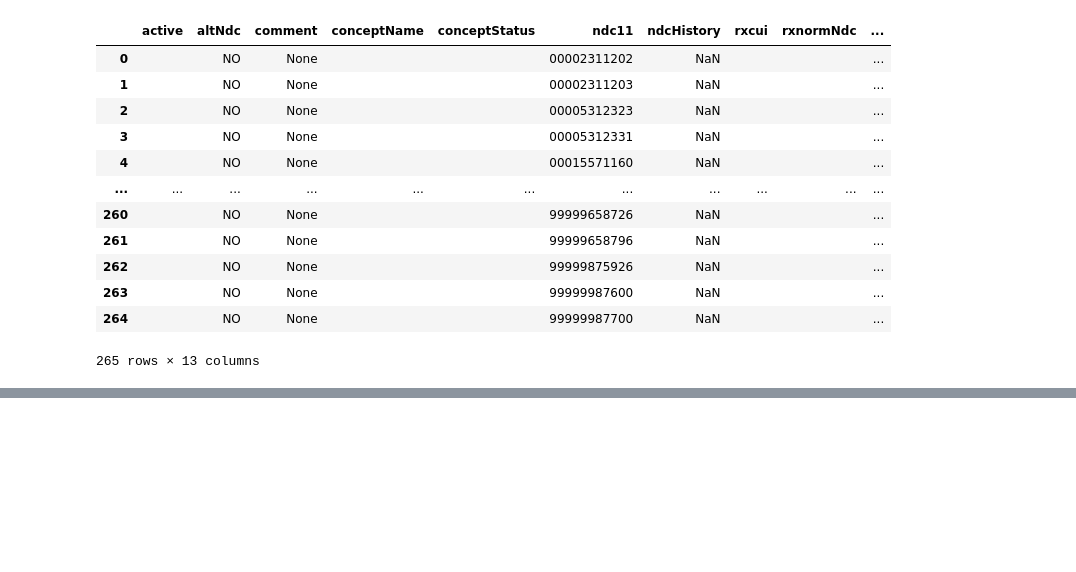
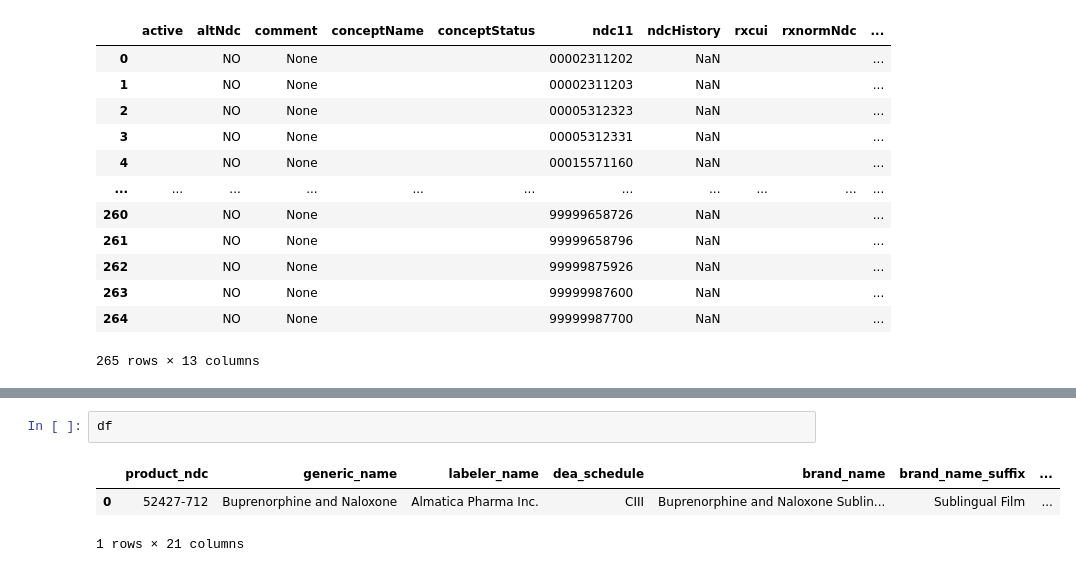
Before and after one commit to danielhmendoza01/Automatic_Code_Sets, a Jupyter notebook: NDC/Opioids/cdc_check.ipynb, the cells around one changed output, grey strips where cells are left out. Saved outputs shown, nothing was run; the diff lists cells and outputs as text; blank space fills up the shorter version.

```diff
--- a/NDC/Opioids/cdc_check.ipynb
+++ b/NDC/Opioids/cdc_check.ipynb
@@ -146 +241,7 @@ df_active
+# %%
+df
+# %% [output]
+|  | product_ndc | generic_name | labeler_name | dea_schedule | brand_name | brand_name_suffix | ... |
+| 0 | 52427-712 | Buprenorphine and Naloxone | Almatica Pharma Inc. | CIII | Buprenorphine and Naloxone Sublin... | Sublingual Film | ... |
+1 rows × 21 columns
 # %%
```
Also changed, not shown: parts of 23 cells of this notebook, 2 other files.
